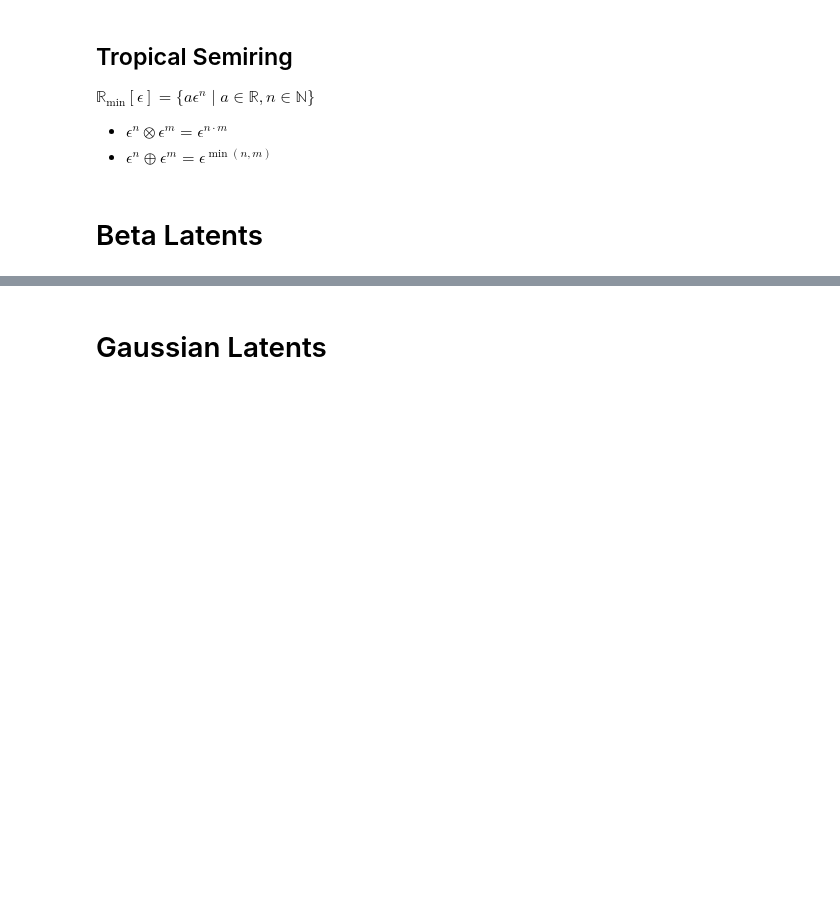
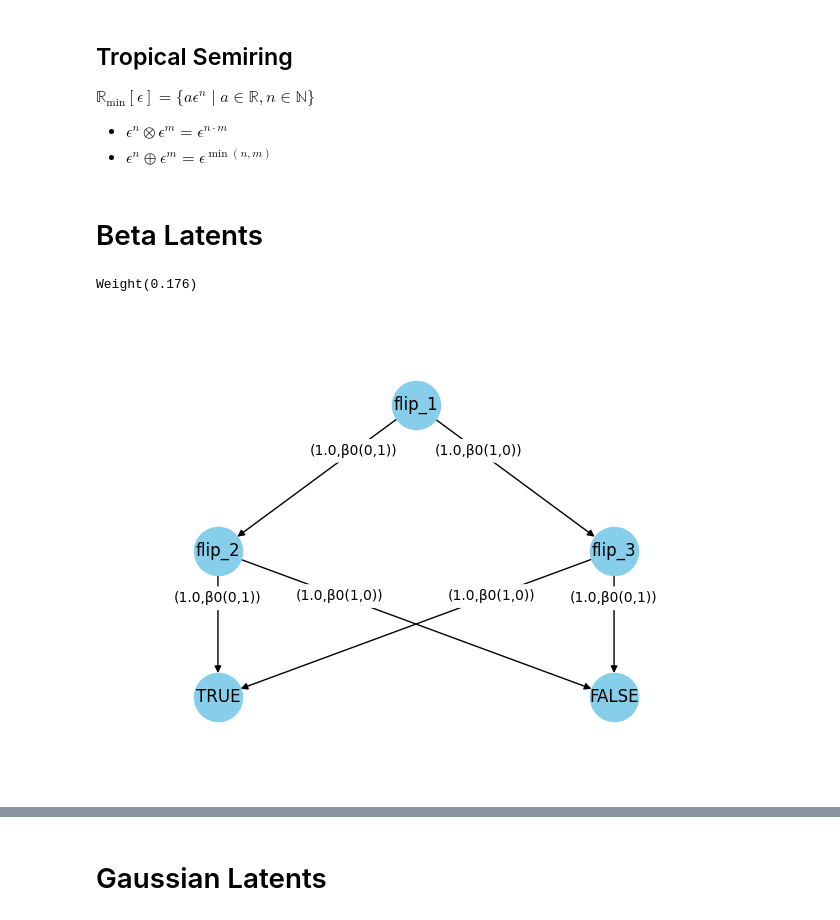
Before and after one commit to theo-long/mixed-kc, a Jupyter notebook: presentation.ipynb, the cells around one changed output, grey strips where cells are left out. Cells and saved outputs as stored; diff of their text form; code cells hidden in the pictures; blank space fills up the shorter version.

```diff
--- a/presentation.ipynb
+++ b/presentation.ipynb
@@ -447,3 +444,33 @@ $\mathbb{R}_{\min}[\epsilon] = \{a \epsilon^n \mid a \in \mathbb{R}, n\in \mathb
 - $\epsilon^n \oplus \epsilon^m = \epsilon^{\min(n, m)}$
 # %% [markdown]
 # Beta Latents
+# %%
+expr = Let(
+    "b",
+    Beta(3, 1),
+    Let(
+        "f1",
+        Flip(Var("b")),
+        Let(
+            "f2",
+            Flip(Var("b")),
+            Let(
+                "f3",
+                Flip(Var("b")),
+                Let(
+                    "x",
+                    IfThenElse(
+                        Var("f1"),
+                        Var("f2"),
+                        IfThenElse(
+                            Var("f3"),
+                            Const(False),
+                            Const(True),
+                        ),
+                    ),
+                    Let("_", Observe(Var("x")), Var("b")),
+                ),
+            ),
+        ),
+    ),
+)
@@ -449,0 +479,12 @@ $\mathbb{R}_{\min}[\epsilon] = \{a \epsilon^n \mid a \in \mathbb{R}, n\in \mathb
+# %%
+print(model_count(state.bdd, state.observes_all_hold.low, state.weights))
+# %% [output]
+Weight(0.176)
+# %%
+preprocess_state = preprocess(expr)
+val, state = kc(expr, preprocess_state)
+plot_observes_bdd(
+    state,
+)
+# %% [output]
+[figure, added]
```
Also changed, not shown: parts of 8 cells of this notebook.
